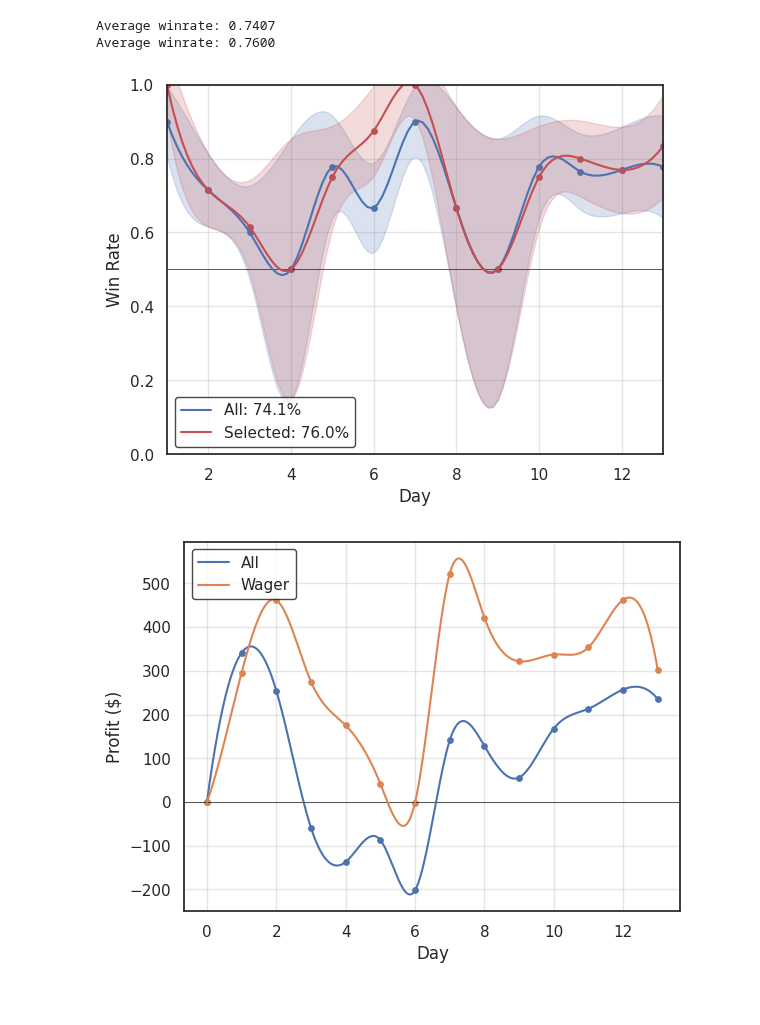
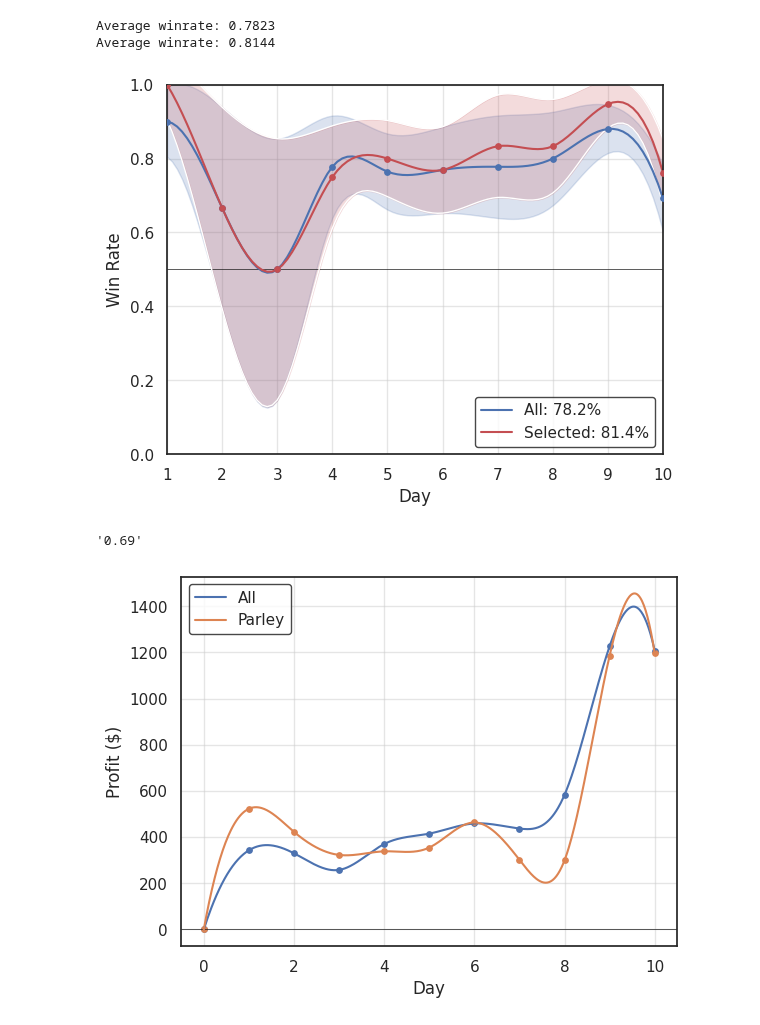
Before and after one commit to ansonkwokth/TableTennisPrediction, a Jupyter notebook: evaluation.ipynb, the cells around one changed output. Cells and saved outputs as stored; diff of their text form; code cells hidden in the pictures.

```diff
--- a/evaluation.ipynb
+++ b/evaluation.ipynb
@@ -22,7 +22,7 @@ month = 2
 
 df_hist = pd.read_excel('/content/TableTennisResult.xlsx')
 
-# df_hist = df_hist[df_hist.Date.dt.month == month]
+df_hist = df_hist[df_hist.Date.dt.month == month]
 # %%
 winrate_dt = {}
 uncert_dt = {}
@@ -64,8 +64,8 @@ avg_winrate_P = total_wins_P / total_games_P
 print(f"Average winrate: {avg_winrate:.4f}")
 print(f"Average winrate: {avg_winrate_P:.4f}")
 # %% [output]
-Average winrate: 0.7407
-Average winrate: 0.7600
+Average winrate: 0.7823
+Average winrate: 0.8144
 # %%
 dates = winrate_dt.keys()
 p = np.array(list(winrate_dt.values()))
@@ -81,38 +81,47 @@ def smooth_p_uncert(p, uncer):
     cubic_interpolation_model = interp1d(np.arange(len(p))+1, uncert, kind = "cubic")
     Y_uncert=cubic_interpolation_model(X_p)
     return X_p, Y_p, Y_uncert
 
 X_p, Y_p, Y_uncert = smooth_p_uncert(p, uncert)
 X_p_P, Y_p_P, Y_uncert_P = smooth_p_uncert(p_P, uncert_P)
 
 plt.axhline(0.5, color='k', lw=0.5)
-plt.plot(X_p, Y_p, color='b', label=f'All: {avg_winrate*100:.1f}%')
-plt.plot(X_p_P, Y_p_P, color='r', label=f'Selected: {avg_winrate_P*100:.1f}%')
-plt.scatter(np.arange(len(winrate_dt))+1, p, color='b', s=15)
-plt.scatter(np.arange(len(winrate_dt))+1, p_P, color='r', s=15)
 
+# plt.plot(X_p, Y_p + Y_uncert, color='k', lw=1)
+# plt.plot(X_p, Y_p - Y_uncert, color='k', lw=1)
 plt.fill_between(X_p,
                  Y_p + Y_uncert,
                  Y_p - Y_uncert,
                  color='b', alpha=0.2)
 plt.fill_between(X_p_P,
                  Y_p_P + Y_uncert_P,
                  Y_p_P - Y_uncert_P,
                  color='r', alpha=0.2)
+plt.plot(X_p_P, Y_p_P + Y_uncert_P, color='white', lw=1)
+plt.plot(X_p_P, Y_p_P - Y_uncert_P, color='white', lw=1)
+
+plt.plot(X_p, Y_p, color='b', label=f'All: {avg_winrate*100:.1f}%')
+plt.plot(X_p_P, Y_p_P, color='r', label=f'Selected: {avg_winrate_P*100:.1f}%')
+plt.scatter(np.arange(len(winrate_dt))+1, p, color='b', s=15, zorder=999)
+plt.scatter(np.arange(len(winrate_dt))+1, p_P, color='r', s=15, zorder=999)
 
 plt.ylim(0, 1)
 plt.xlabel("Day")
 plt.ylabel("Win Rate")
 
 plt.margins(x=0)
 plt.grid(True, linestyle='-', alpha=0.5)
 
 legend = plt.legend()
 frame = legend.get_frame()
 frame.set_facecolor('white')
 frame.set_edgecolor('k')
 # %% [output]
-[figure, old version]
+[figure, new version]
+# %%
+f"{Y_p[-1]:.2f}"
+# %% [output]
+'0.69'
 # %%
 ret_dt = {}
 ret_EV_dt = {}
@@ -181,7 +190,7 @@ X_par_, Y_par_ = smoothing(ret_par_dt)
 plt.axhline(0.5, color='k', lw=0.5)
 plt.plot(X_, Y_*cost, color='b', label="All")
 plt.scatter(range(len(ret_dt.keys())+1), np.cumsum([0]+list(ret_dt.values()))*cost, s=15, color='b')
-plt.plot(X_par_, Y_par_*cost, color='C1', label="Wager")
+plt.plot(X_par_, Y_par_*cost, color='C1', label="Parley")
 plt.scatter(range(len(ret_par_dt.keys())+1), np.cumsum([0]+list(ret_par_dt.values()))*cost, s=15, color='C1')
 plt.xlabel("Day")
 plt.ylabel(f"Profit ($)")
@@ -193,4 +202,4 @@ frame = legend.get_frame()
 frame.set_facecolor('white')
 frame.set_edgecolor('k')
 # %% [output]
-[figure, old version]
+[figure, new version]
```
